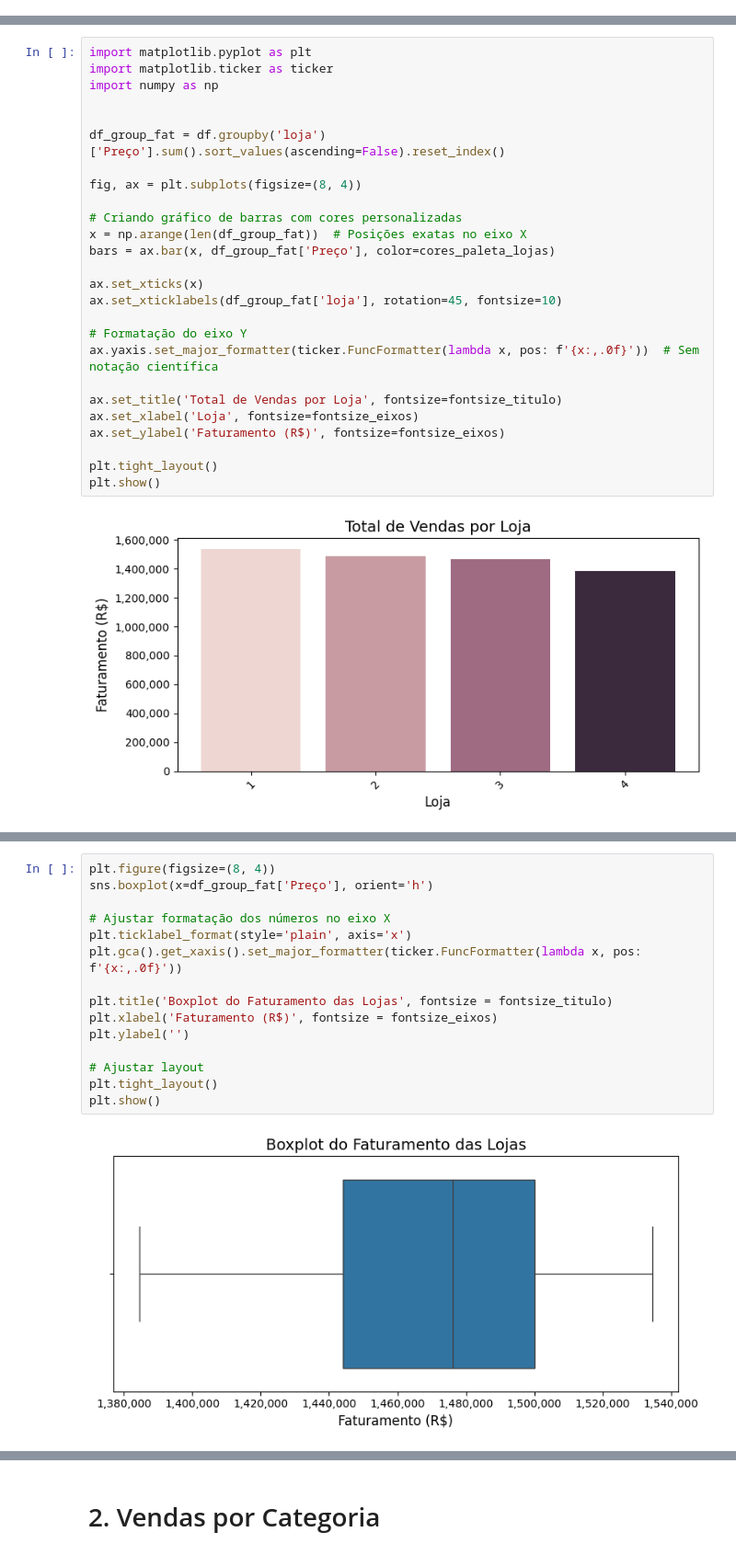
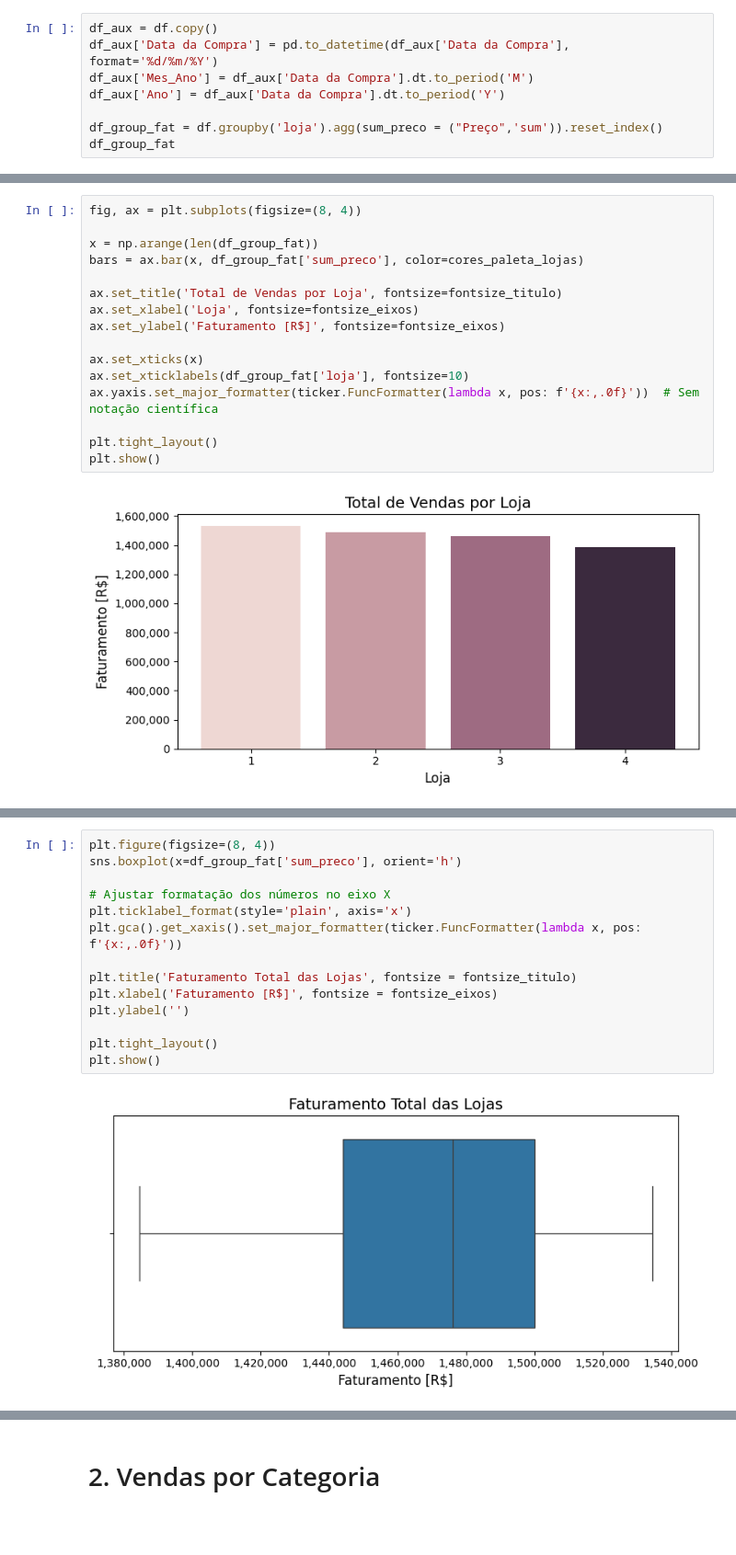
Before and after one commit to emilibohrer/alura_store, a Jupyter notebook: AluraStoreBr.ipynb, the cells around one changed output, grey strips where cells are left out. Shown at 92% size. Cells and saved outputs as stored; diff of their text form; blank space fills up the shorter version.

```diff
--- a/AluraStoreBr.ipynb
+++ b/AluraStoreBr.ipynb
@@ -133,0 +134,8 @@ num_lojas = len(df['loja'].unique())
+# %%
+df_aux = df.copy()
+df_aux['Data da Compra'] = pd.to_datetime(df_aux['Data da Compra'], format='%d/%m/%Y')
+df_aux['Mes_Ano'] = df_aux['Data da Compra'].dt.to_period('M')
+df_aux['Ano'] = df_aux['Data da Compra'].dt.to_period('Y')
+
+df_group_fat = df.groupby('loja').agg(sum_preco = ("Preço",'sum')).reset_index()
+df_group_fat
@@ -134,26 +148,16 @@ num_lojas = len(df['loja'].unique())
 # %%
-import matplotlib.pyplot as plt
-import matplotlib.ticker as ticker
-import numpy as np
-
-
-df_group_fat = df.groupby('loja')['Preço'].sum().sort_values(ascending=False).reset_index()
-
 fig, ax = plt.subplots(figsize=(8, 4))
 
-# Criando gráfico de barras com cores personalizadas
-x = np.arange(len(df_group_fat))  # Posições exatas no eixo X
-bars = ax.bar(x, df_group_fat['Preço'], color=cores_paleta_lojas)
-
-ax.set_xticks(x)
-ax.set_xticklabels(df_group_fat['loja'], rotation=45, fontsize=10)
-
-# Formatação do eixo Y
-ax.yaxis.set_major_formatter(ticker.FuncFormatter(lambda x, pos: f'{x:,.0f}'))  # Sem notação científica
+x = np.arange(len(df_group_fat))
+bars = ax.bar(x, df_group_fat['sum_preco'], color=cores_paleta_lojas)
 
 ax.set_title('Total de Vendas por Loja', fontsize=fontsize_titulo)
 ax.set_xlabel('Loja', fontsize=fontsize_eixos)
-ax.set_ylabel('Faturamento (R$)', fontsize=fontsize_eixos)
+ax.set_ylabel('Faturamento [R$]', fontsize=fontsize_eixos)
+
+ax.set_xticks(x)
+ax.set_xticklabels(df_group_fat['loja'], fontsize=10)
+ax.yaxis.set_major_formatter(ticker.FuncFormatter(lambda x, pos: f'{x:,.0f}'))  # Sem notação científica
 
 plt.tight_layout()
 plt.show()
@@ -162,18 +177,17 @@ plt.show()
 # %%
 plt.figure(figsize=(8, 4))
-sns.boxplot(x=df_group_fat['Preço'], orient='h')
+sns.boxplot(x=df_group_fat['sum_preco'], orient='h')
 
 # Ajustar formatação dos números no eixo X
 plt.ticklabel_format(style='plain', axis='x')
 plt.gca().get_xaxis().set_major_formatter(ticker.FuncFormatter(lambda x, pos: f'{x:,.0f}'))
 
-plt.title('Boxplot do Faturamento das Lojas', fontsize = fontsize_titulo)
-plt.xlabel('Faturamento (R$)', fontsize = fontsize_eixos)
+plt.title('Faturamento Total das Lojas', fontsize = fontsize_titulo)
+plt.xlabel('Faturamento [R$]', fontsize = fontsize_eixos)
 plt.ylabel('')
 
-# Ajustar layout
 plt.tight_layout()
 plt.show()
 # %% [output]
-[figure, old version]
+[figure, new version]
 # %%
```
Also changed, not shown: parts of 10 cells of this notebook.
